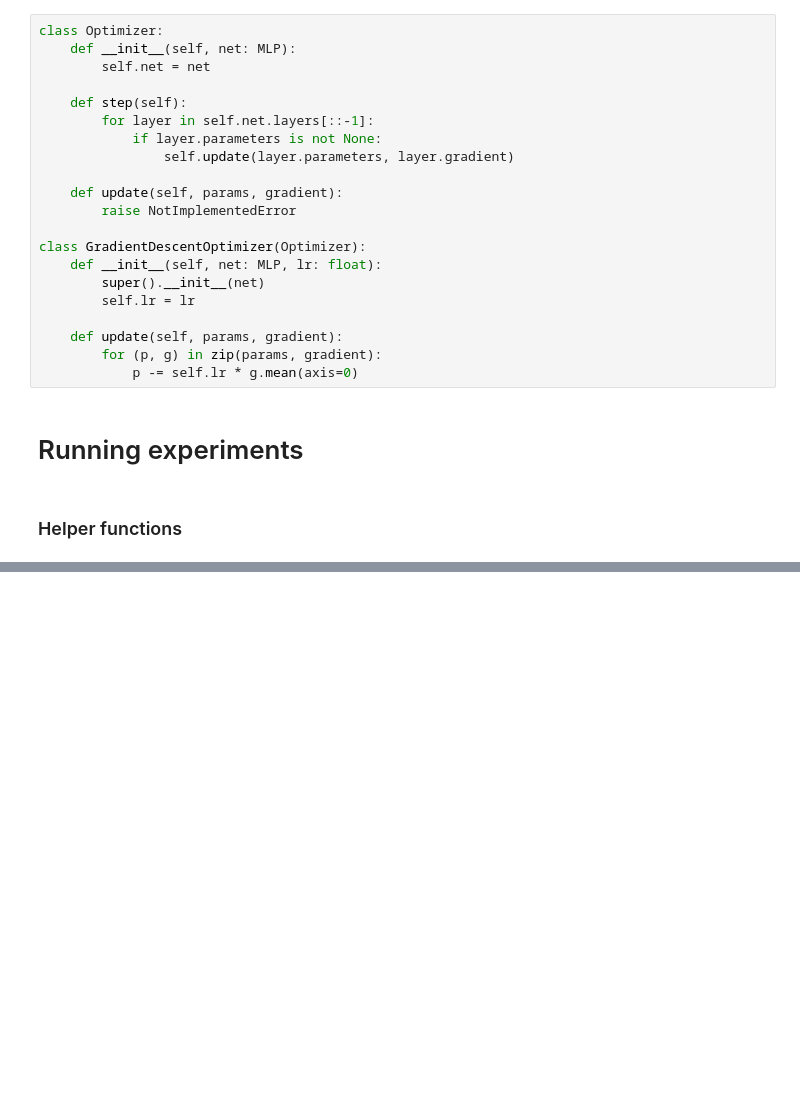
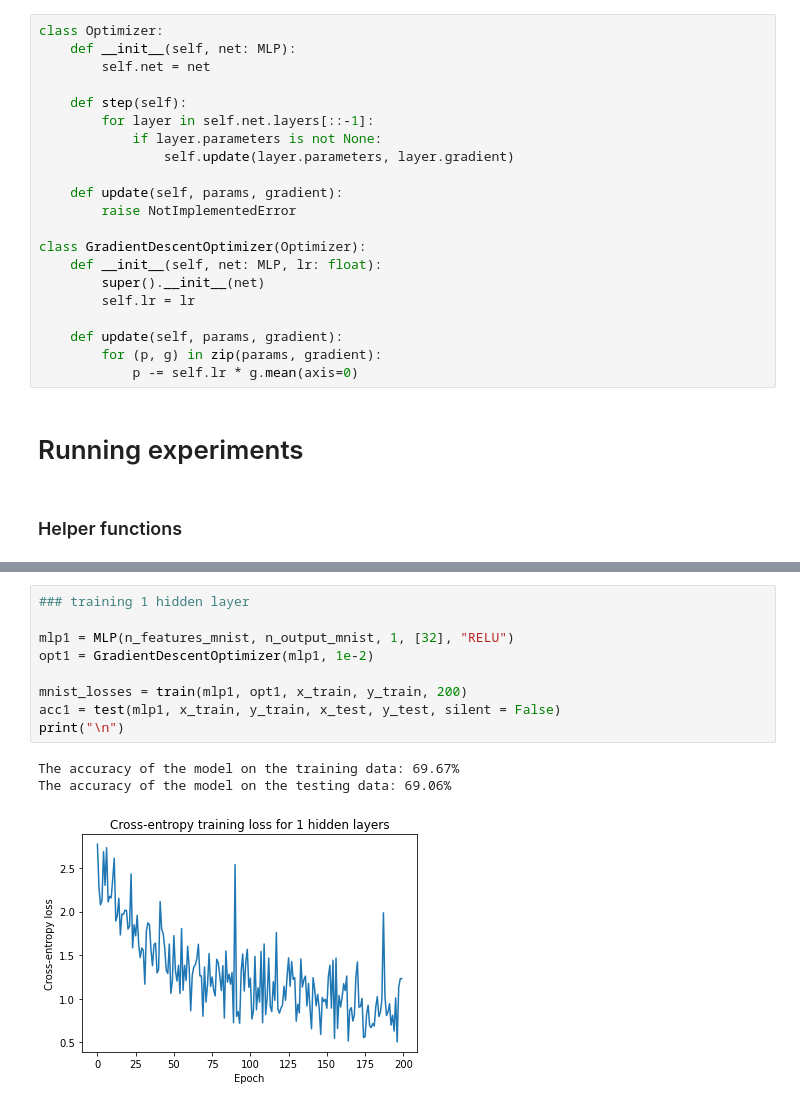
Before and after one commit to faithrts/ML-Intro, a Jupyter notebook: A3_Draft.ipynb, the cells around one changed output, grey strips where cells are left out. Cells and saved outputs as stored; diff of their text form; blank space fills up the shorter version.

```diff
--- a/A3_Draft.ipynb
+++ b/A3_Draft.ipynb
@@ -339,0 +454,13 @@ def train(mlp: MLP, optimizer: Optimizer, data_x, data_y, steps):
+# %%
+### training 1 hidden layer
+
+mlp1 = MLP(n_features_mnist, n_output_mnist, 1, [32], "RELU")
+opt1 = GradientDescentOptimizer(mlp1, 1e-2)
+
+mnist_losses = train(mlp1, opt1, x_train, y_train, 200)
+acc1 = test(mlp1, x_train, y_train, x_test, y_test, silent = False)
+print("\n")
+# %% [output]
+The accuracy of the model on the training data: 69.67%
+The accuracy of the model on the testing data: 69.06%
+[figure, added]
```
Also changed, not shown: parts of 18 cells of this notebook.
